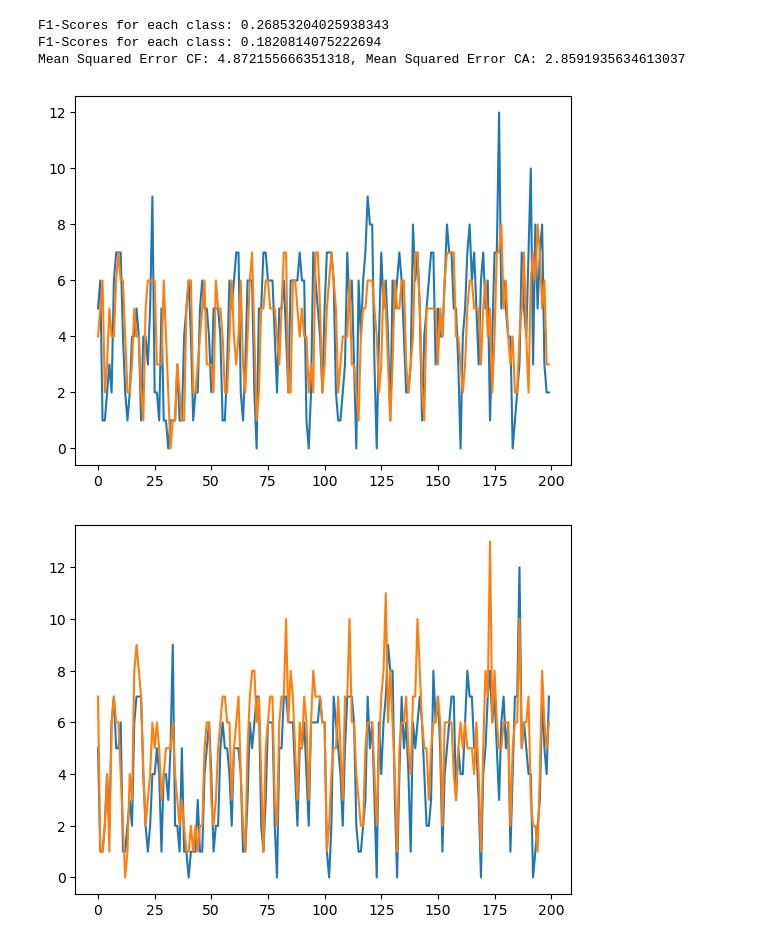
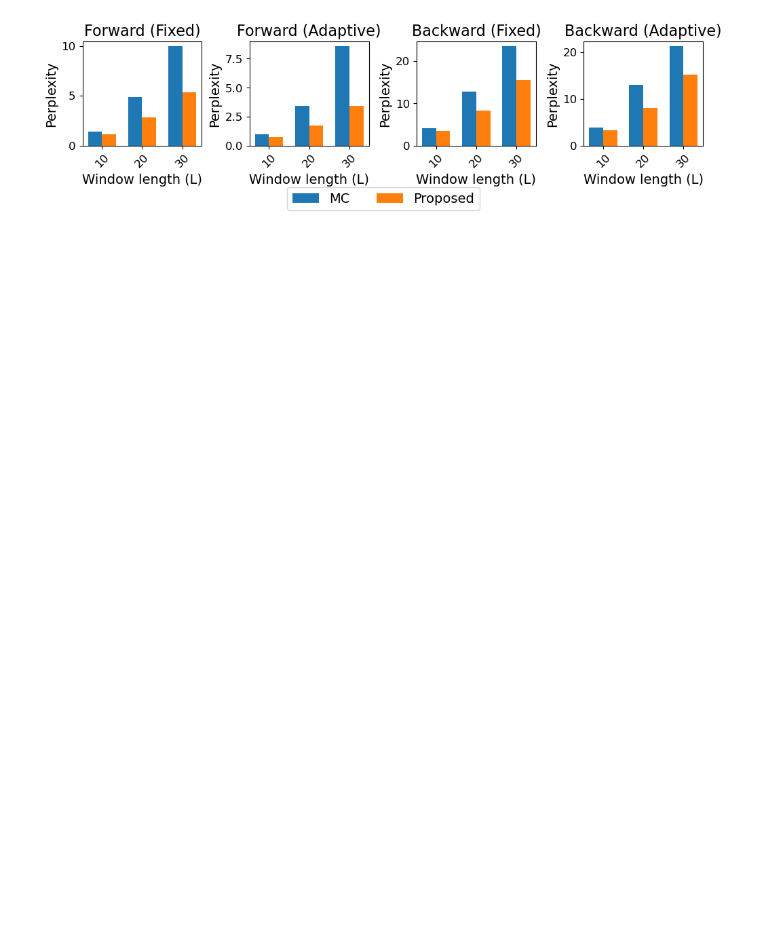
Before and after one commit to evanyeh5118/Traffic_model_prediction, a Jupyter notebook: figure01_traffic_prediction.ipynb, the cells around one changed output. Saved outputs shown, nothing was run; the diff lists cells and outputs as text; code cells hidden in the pictures; blank space fills up the shorter version.

```diff
--- a/figure01_traffic_prediction.ipynb
+++ b/figure01_traffic_prediction.ipynb
@@ -83,7 +113,64 @@ Mean Squared Error CF: 4.198582649230957, Mean Squared Error CA: 3.4397883415222
 # %%
+def plot_combined_comparison_bar_graph(perpCF_results: dict, perpCA_results: dict, configurations, subtitles, figsize=(12, 12),
+                                       title_fontsize=14, label_fontsize=12, tick_fontsize=10, legend_fontsize=12) -> None:
+    # Creating the figure with 1x4 subplots
+    fig, axs = plt.subplots(1, 4, figsize=figsize)
+    axs = axs.ravel()  # Flatten for easier indexing
+
+    for i, config in enumerate(configurations):
+        ax = axs[i]
+        source1 = perpCF_results[config].reshape(-1, 1)
+        source2 = perpCA_results[config].reshape(-1, 1)
+
+        # Ensuring equal length of sources
+        if source1.shape[0] != source2.shape[0]:
+            raise ValueError("Both sources must have the same number of groups (N).")
+
+        N = source1.shape[0]
+        indices = np.arange(N)
+        bar_width = 0.35
+
+        # Plotting bars
+        ax.bar(indices - bar_width / 2, source1.flatten(), width=bar_width, label='MC')
+        ax.bar(indices + bar_width / 2, source2.flatten(), width=bar_width, label='Proposed')
+
+        ax.set_title(f'{subtitles[i]}', fontsize=title_fontsize)
+        ax.set_xlabel('Window length (L)', fontsize=label_fontsize)
+        ax.set_ylabel('Perplexity', fontsize=label_fontsize)
+        ax.set_xticks(indices)
+        ax.set_xticklabels(['10', '20', '30'], rotation=45, fontsize=tick_fontsize)
+        ax.tick_params(axis='y', labelsize=tick_fontsize)
+
+    # Adjust layout and add one single legend
+    handles, labels = axs[0].get_legend_handles_labels()
+    fig.legend(handles, labels, loc='lower center', ncol=2, fontsize=legend_fontsize)
+
+    plt.tight_layout(rect=[0, 0.1, 1, 1])  # Adjust layout to fit the legend
+    return fig
+
+configurations = [
+    ('forward', 'fixed'),
+    ('forward', 'adaptive'),
+    ('backward', 'fixed'),
+    ('backward', 'adaptive')
+]
+subtitles = [
+    'Forward (Fixed)',
+    'Forward (Adaptive)',
+    'Backward (Fixed)',
+    'Backward (Adaptive)'
+]
+fig = plot_combined_comparison_bar_graph(
+    mseCF_results,
+    mseCA_results,
+    configurations,
+    subtitles,
+    figsize=(10, 3),
+    title_fontsize=16,
+    label_fontsize=14,
+    tick_fontsize=12,
+    legend_fontsize=14
+)
+fig.savefig("C:/Users/Ye/Documents/YuYeh_Documents/L2S/Conference_Writing/EW2025/figures/preplexity.png", format='png', dpi=300)
 # %% [output]
-F1-Scores for each class: 0.26853204025938343
-F1-Scores for each class: 0.1820814075222694
-Mean Squared Error CF: 4.872155666351318, Mean Squared Error CA: 2.8591935634613037
-[figure, old version]
+[figure, new version]
-[figure, removed]
```
Also changed, not shown: parts of 4 cells of this notebook, 30 other files.
